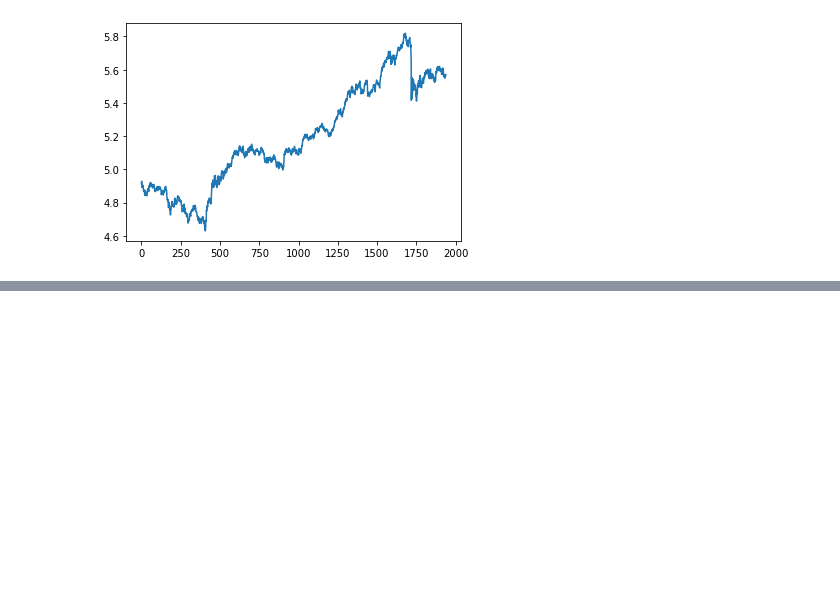
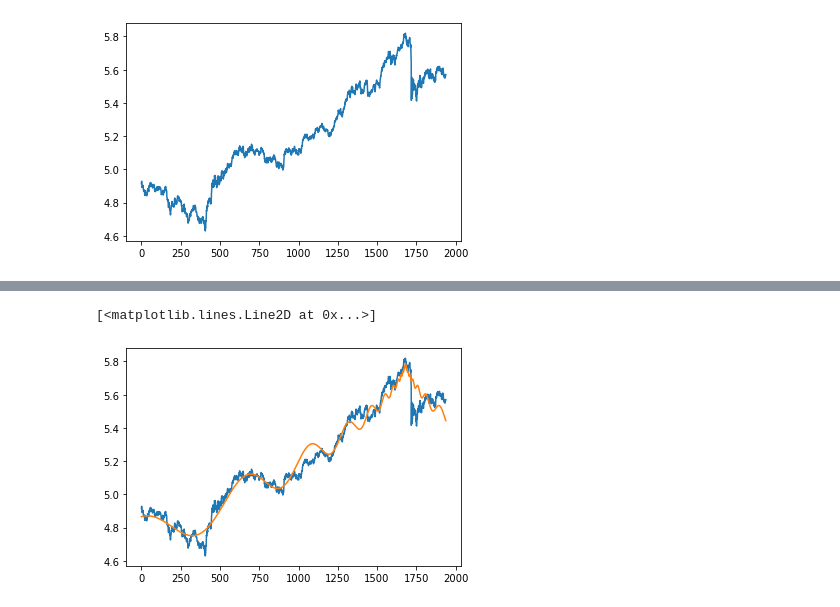
Before and after one commit to niveshigovind/LPPLS, a Jupyter notebook: nb.ipynb, the cells around one changed output, grey strips where cells are left out. Saved outputs shown, nothing was run; the diff lists cells and outputs as text; code cells hidden in the pictures; blank space fills up the shorter version.

```diff
--- a/nb.ipynb
+++ b/nb.ipynb
@@ -262,12 +259,9 @@ def func(x, log_price):
     '''
     finds the least square difference
     '''
-    tc = x[0]
-    beta = x[1]
-    omega = x[2]
-
+    tc, beta, omega = wrapper_scaling(x,log_price)
     # print('shape: {}'.format(obs.shape))
     fit = fit_ABC(beta, omega, tc, log_price)
 
     t = np.arange(len(log_price))
-    return np.sum(LPPL(t=t, A=fit['A'], B=fit['B'], C1=fit['C1'], C2=fit['C2'], beta=beta, omega=omega, tc=tc)-log_price)**2
+    return np.sum((LPPL(t=t, A=fit['A'], B=fit['B'], C1=fit['C1'], C2=fit['C2'], beta=beta, omega=omega, tc=tc)-log_price)**2)
@@ -294,0 +290,21 @@ model.run()
+# %%
+config = opti_config(log_price)
+    # set random initialization limits for non-linear params
+init_limits = [
+    (config['tc_m'], config['tc_M']),  # tc : Critical Time
+    (config['beta_m'], config['beta_M']),
+    (config['omega_m'], config['omega_M']),
+]
+
+rank=0
+while rank ==0:
+    non_lin_vals = [random.uniform(a[0], a[1]) for a in init_limits]
+    tc = non_lin_vals[0]
+    beta = non_lin_vals[1]
+    omega = non_lin_vals[2]
+    rank, _ = XOLS(beta, omega, tc, log_price)
+
+
+seed = np.array([tc/len(log_price), beta, omega/10])
+
+opti_sol = cma.fmin(lambda x: func(x,log_price),sigma0=2,x0=seed)
@@ -294,0 +323,9 @@ model.run()
+# %%
+tc, beta, omega = opti_sol[0]
+fit_res = fit_ABC(beta, omega, tc, log_price)
+sol = {'tc':tc, 'beta':beta, 'omega':omega, 'A':fit_res['A'], 'B':fit_res['B'], 'C1':fit_res['C1'], 'C2':fit_res['C2'],'Res':normed_residual}
+plt.plot(log_price)
+plt.plot(LPPL(range(len(log_price)), sol['A'], sol['B'], sol['C1'], sol['C2'], sol['beta'], sol['omega'], sol['tc']))
+# %% [output]
+[<matplotlib.lines.Line2D at 0x...>]
+[figure, added]
```
Also changed, not shown: parts of 11 cells of this notebook.
